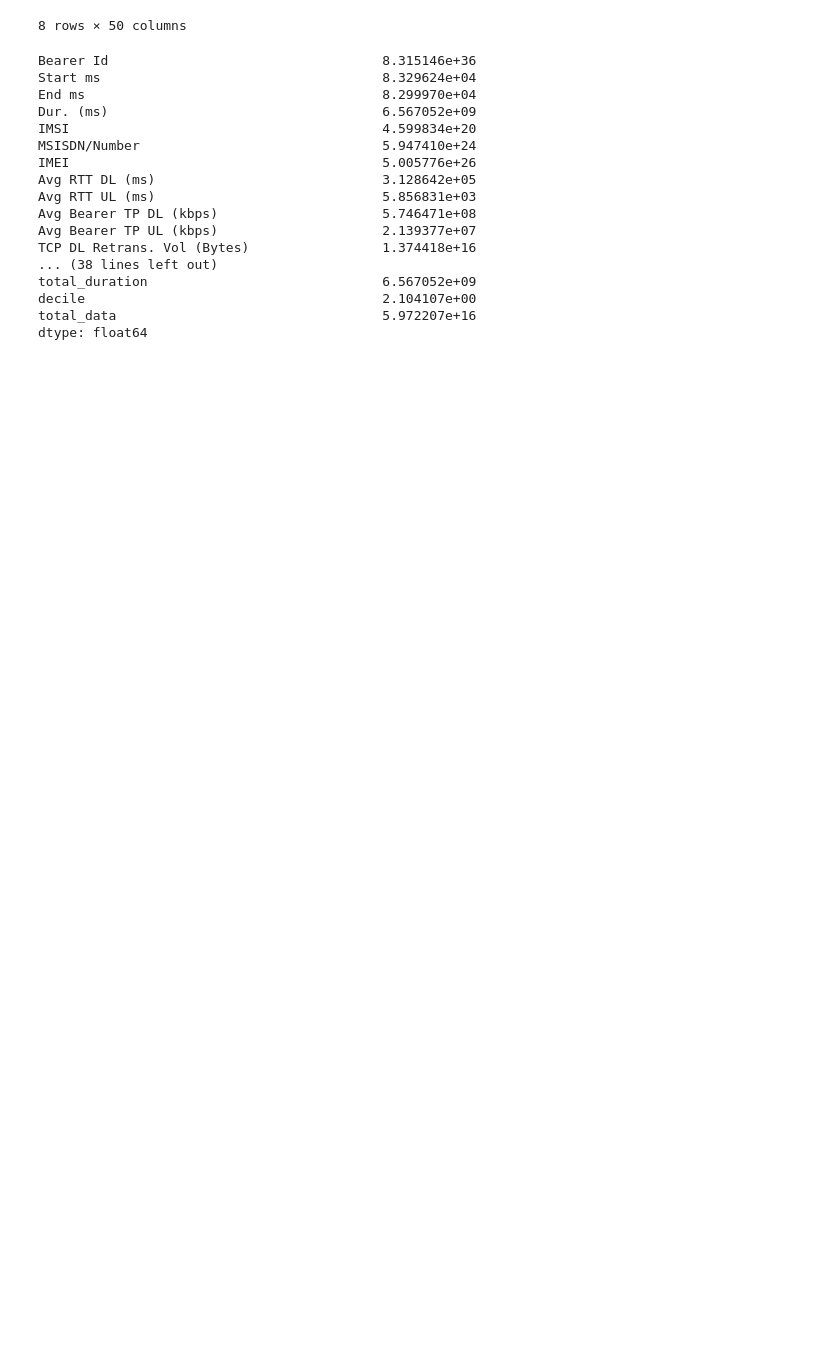
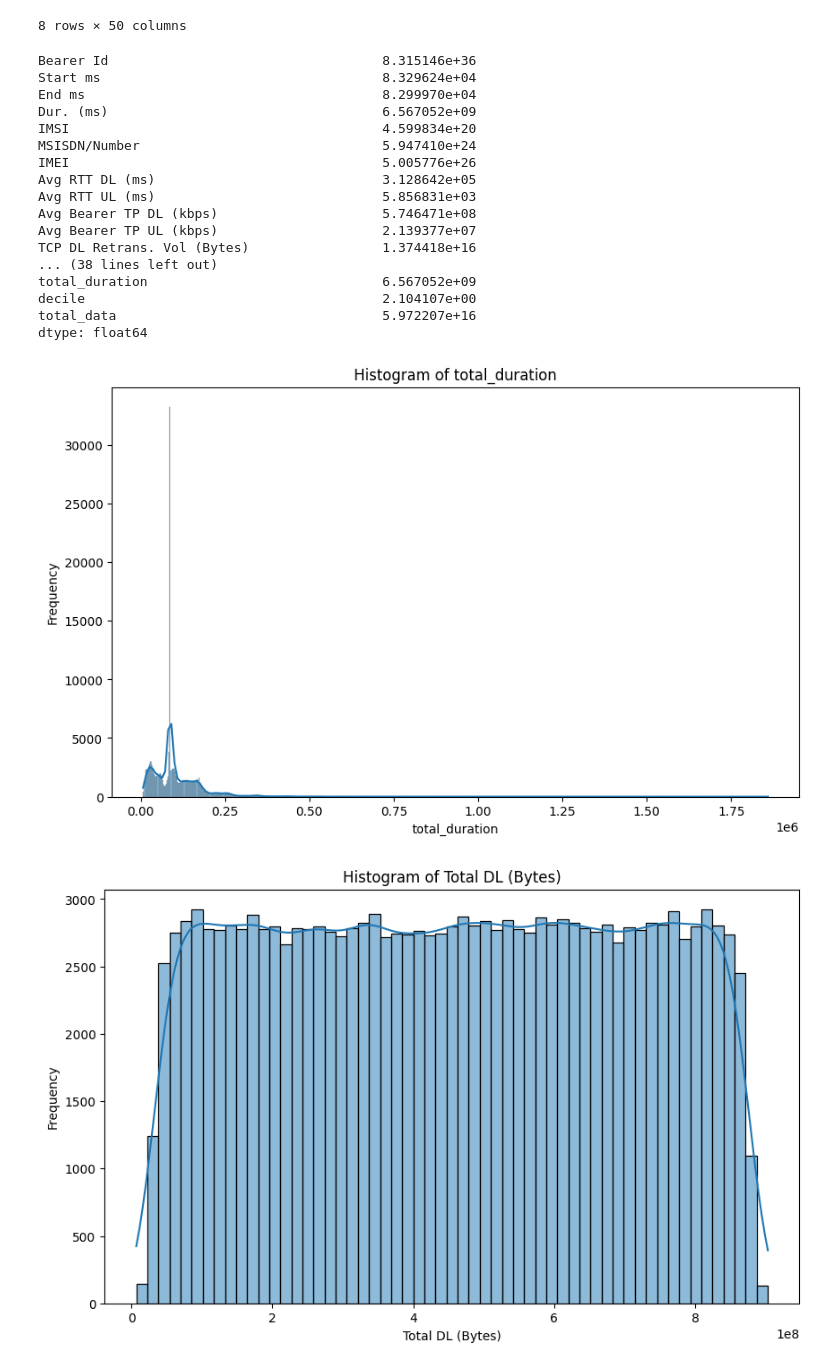
Before and after one commit to amare1990/tellCo-business-analytics, a Jupyter notebook: notebooks/user_overview_analyzer.ipynb, the cells around one changed output. Saved outputs shown, nothing was run; the diff lists cells and outputs as text; code cells hidden in the pictures; blank space fills up the shorter version.

Commit message:
Add a method to show a univariante graphical visualizations

```diff
--- a/notebooks/user_overview_analyzer.ipynb
+++ b/notebooks/user_overview_analyzer.ipynb
@@ -88,0 +91,5 @@ dtype: float64
+# %%
+plot = eda_user_overview.graphical_univariate_analysis()
+# %% [output]
+[figure, added]
+[figure, added]
```
Also changed, not shown: parts of 2 cells of this notebook, 1 other file.
